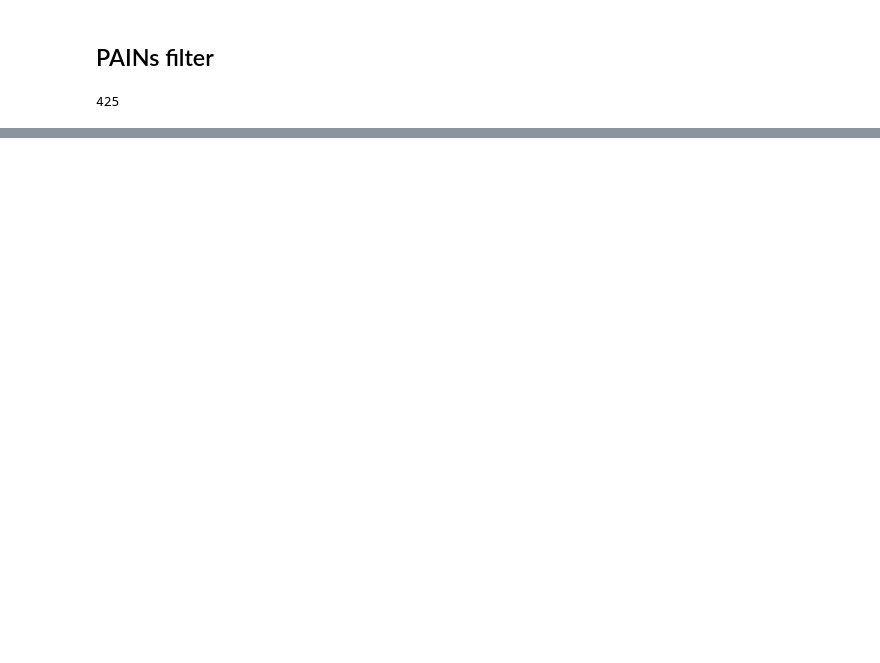
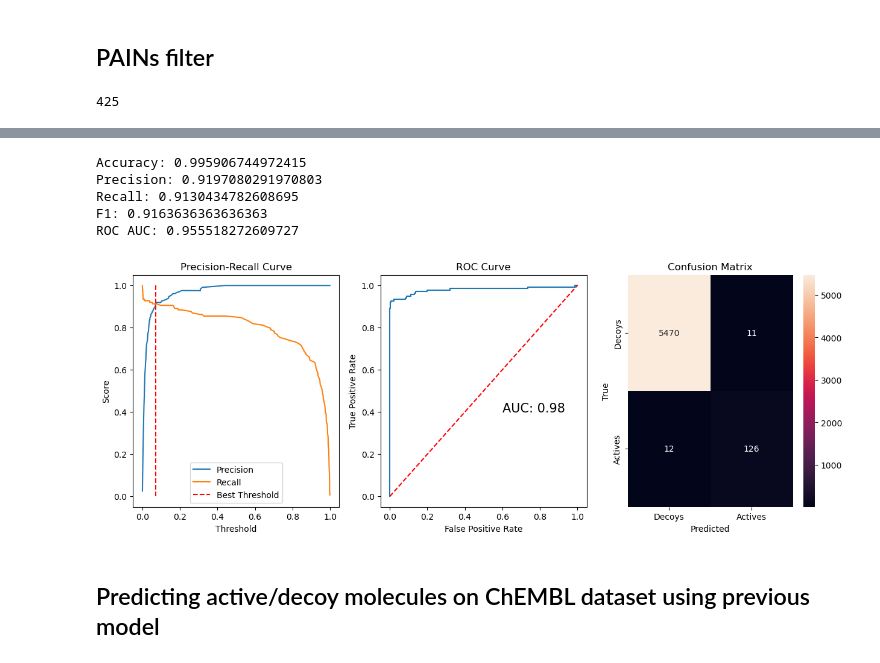
Before and after one commit to lich-uct/cdd2023, a Jupyter notebook: vmelichar/project.ipynb, the cells around one changed output, grey strips where cells are left out. Drawn from its saved outputs; the diff is of its cells as text; code cells hidden in the pictures; blank space fills up the shorter version.

```diff
--- a/vmelichar/project.ipynb
+++ b/vmelichar/project.ipynb
@@ -179,0 +172,10 @@ def gen_pains(mol, keys=pains):
+# %%
+fp_df_c = pd.DataFrame((list(rdMolDescriptors.GetMorganFingerprintAsBitVect(mol, 2, nBits=1024)) for mol in df_c["Mol"]), columns=[*(f"FP_{x}" for x in range(1,1025))])
+fp_df_c = fp_df_c.join(df_c["Source"])
+print(fp_df_c.shape)
+
+fp_df_c.replace([np.inf, -np.inf], np.nan, inplace=True)
+fp_df_c.dropna(inplace=True)
+print(fp_df_c.shape)
+fp_df_c['Source'] = fp_df_c['Source'].apply(lambda x: True if x == 'actives' else False)
+fp_df_c
@@ -179,0 +198,9 @@ def gen_pains(mol, keys=pains):
+# %%
+# train test split
+X = fp_df_c.drop("Source", axis=1)
+y = fp_df_c["Source"]
+
+X_train, X_test, y_train, y_test = train_test_split(X, y, test_size=0.2, random_state=42)
+X_train, X_val, y_train, y_val = train_test_split(X_train, y_train, test_size=0.25, random_state=42)
+
+X_train.shape, y_train.shape, X_test.shape, y_test.shape, X_val.shape, y_val.shape
@@ -179,0 +235,53 @@ def gen_pains(mol, keys=pains):
+# %%
+# plot subplots
+fig, (ax1, ax2, ax3) = plt.subplots(1, 3, figsize=(15,5))
+
+ax1.plot(thresholds, precision[:-1], label="Precision")
+ax1.plot(thresholds, recall[:-1], label="Recall")
+ax1.vlines(threshold, 0, 1, linestyles='--', color='red', label="Best Threshold")
+ax1.set_xlabel("Threshold")
+ax1.set_ylabel("Score")
+ax1.set_title("Precision-Recall Curve")
+ax1.legend()
+
+# plot roc curve
+fpr, tpr, _ = roc_curve(y_test, y_pred)
+
+ax2.plot(fpr, tpr)
+ax2.plot([0,1], [0,1], linestyle='--', color='red')
+ax2.set_xlabel("False Positive Rate")
+ax2.set_ylabel("True Positive Rate")
+ax2.set_title("ROC Curve")
+# auc score in plot
+ax2.text(0.6, 0.4, f"AUC: {roc_auc_score(y_test, y_pred).round(2)}", fontsize=15)
+
+# print metrics for best threshold
+y_pred = y_pred > threshold
+
+print(f"Accuracy: {accuracy_score(y_test, y_pred)}")
+print(f"Precision: {precision_score(y_test, y_pred)}")
+print(f"Recall: {recall_score(y_test, y_pred)}")
+print(f"F1: {f1_score(y_test, y_pred)}")
+print(f"ROC AUC: {roc_auc_score(y_test, y_pred)}")
+
+# plot confusion matrix
+from sklearn.metrics import confusion_matrix
+
+cm = confusion_matrix(y_test, y_pred)
+
+sns.heatmap(cm, annot=True, fmt='g')
+ax3.set_xlabel("Predicted")
+ax3.set_ylabel("True")
+ax3.set_title("Confusion Matrix")
+ax3.xaxis.set_ticklabels(['Decoys', 'Actives'])
+ax3.yaxis.set_ticklabels(['Decoys', 'Actives'])
+plt.show()
+# %% [output]
+Accuracy: 0.995906744972415
+Precision: 0.9197080291970803
+Recall: 0.9130434782608695
+F1: 0.9163636363636363
+ROC AUC: 0.955518272609727
+[figure, added]
+# %% [markdown]
+## Predicting active/decoy molecules on ChEMBL dataset using previous model
```
Also changed, not shown: parts of 29 cells of this notebook, 1 other file.
